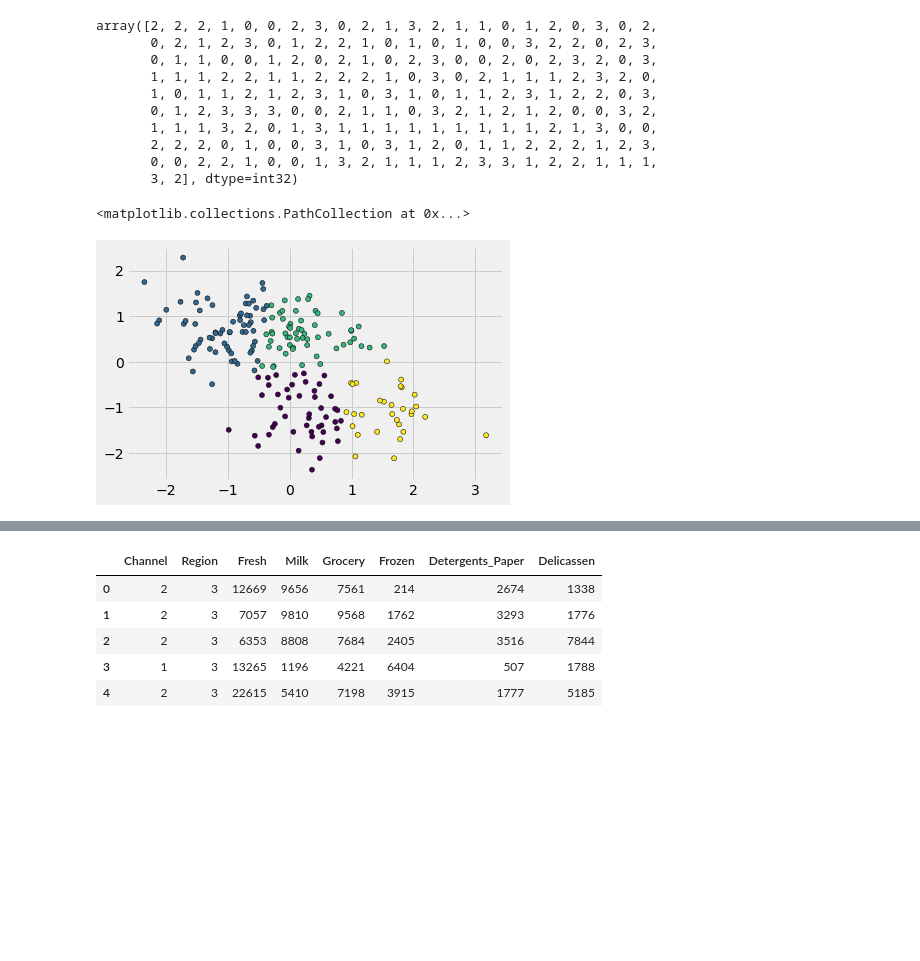
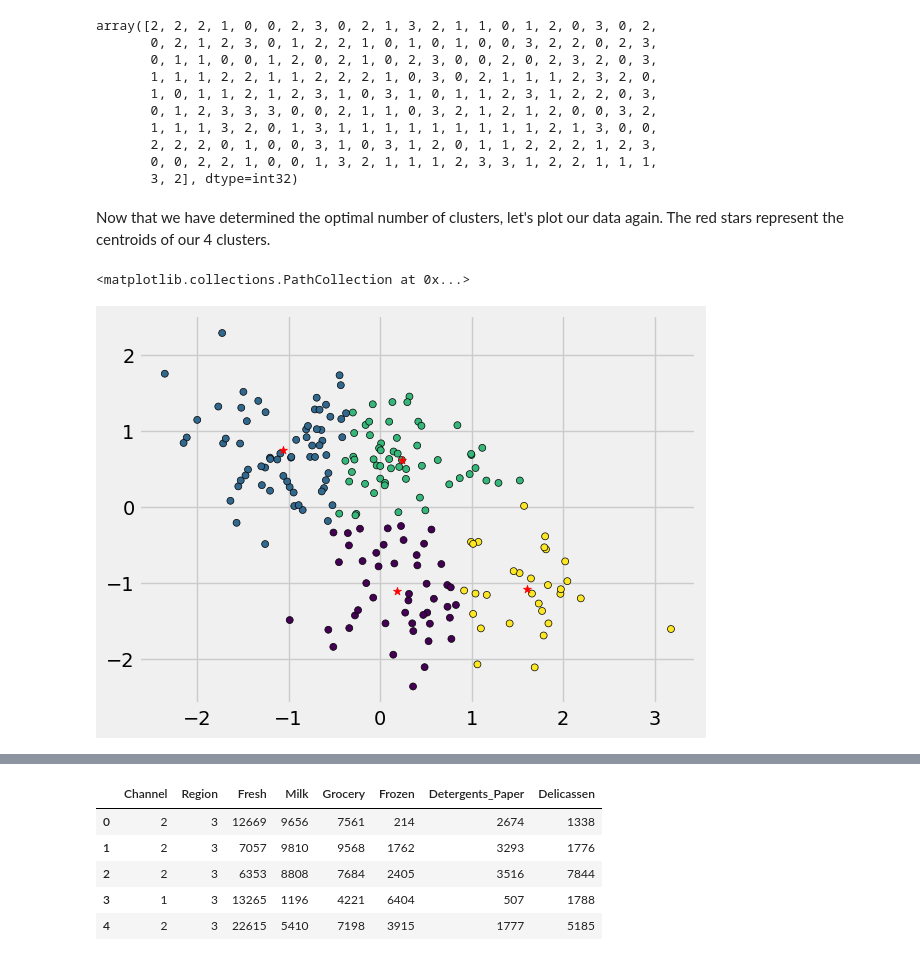
Before and after one commit to UKDataServiceOpen/ML_Workshop, a Jupyter notebook: K-Means.ipynb, the cells around one changed output, grey strips where cells are left out. Cells and saved outputs as stored; diff of their text form; code cells hidden in the pictures; blank space fills up the shorter version.

```diff
--- a/K-Means.ipynb
+++ b/K-Means.ipynb
@@ -292,8 +315,12 @@ array([2, 2, 2, 1, 0, 0, 2, 3, 0, 2, 1, 3, 2, 1, 1, 0, 1, 2, 0, 3, 0, 2,
        2, 2, 2, 0, 1, 0, 0, 3, 1, 0, 3, 1, 2, 0, 1, 1, 2, 2, 2, 1, 2, 3,
        0, 0, 2, 2, 1, 0, 0, 1, 3, 2, 1, 1, 1, 2, 3, 3, 1, 2, 2, 1, 1, 1,
        3, 2], dtype=int32)
+# %% [markdown]
+Now that we have determined the optimal number of clusters, let's plot our data again.
+The red stars represent the centroids of our 4 clusters.
 # %%
 plt.scatter(scaled_features[:,0], scaled_features[:,1], marker = "o", c = kmeans.labels_, s = 25, edgecolor = "k")
+plt.scatter(kmeans.cluster_centers_[:,0], kmeans.cluster_centers_[:,1], c = 'red', marker = '*')
 # %% [output]
 <matplotlib.collections.PathCollection at 0x...>
-[figure, old version]
+[figure, new version]
```
Also changed, not shown: parts of 27 cells of this notebook.
